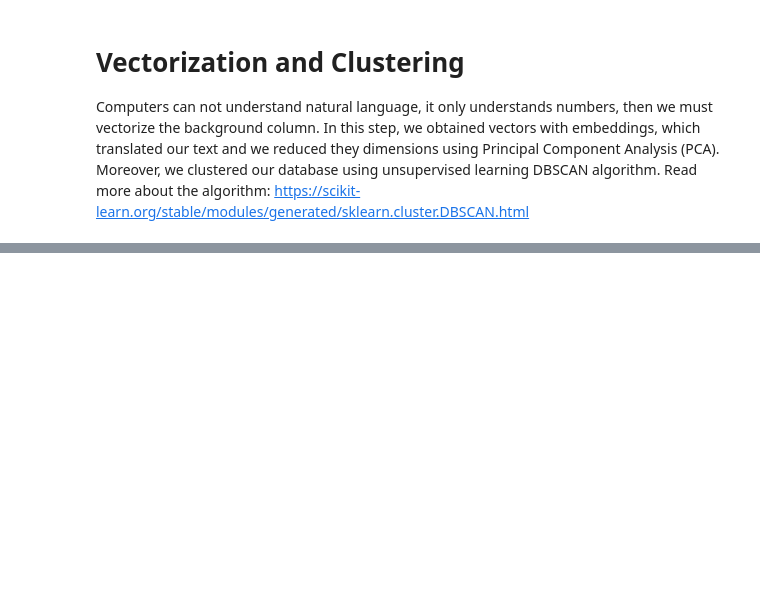
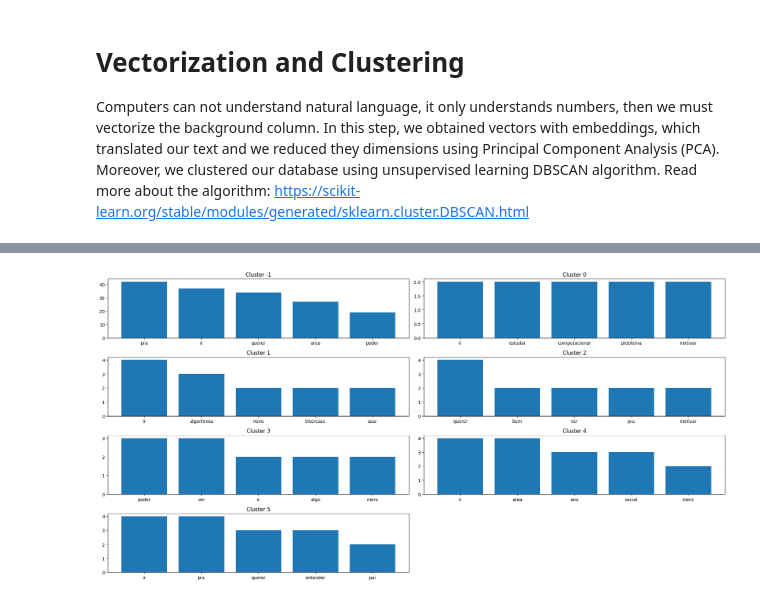
Before and after one commit to lid-ufpa/amiai, a Jupyter notebook: notebook/02_vec_clust.ipynb, the cells around one changed output, grey strips where cells are left out. Saved outputs shown, nothing was run; the diff lists cells and outputs as text; code cells hidden in the pictures; blank space fills up the shorter version.

Commit message:
feat: plots for clusters

```diff
--- a/notebook/02_vec_clust.ipynb
+++ b/notebook/02_vec_clust.ipynb
@@ -13,5 +18,6 @@ from sklearn.cluster import DBSCAN
 # %%
-df = pd.read_csv('../data/01_amiai_preprocessed_data.csv')
+with open('../data/01_amiai_preprocessed_data.pkl', 'rb') as f:
+    df = pickle.load(f)
 # %%
 # vetorization
 
@@ -56,0 +63,4 @@ Name: background, dtype: str
+# %%
+df["cluster"] = clusters
+df["lemmas"] = df["lemmas"].apply(lambda x: np.array(x))
+df.head()
@@ -56,0 +74,40 @@ Name: background, dtype: str
+# %%
+words_cluster = {}
+
+unique_clusters = df["cluster"].unique().tolist()
+
+
+for cluster in unique_clusters:
+
+    words_cluster[cluster] = {}
+
+    df_cluster = df[df["cluster"] == cluster]
+
+    lemmas = np.concatenate(df_cluster["lemmas"].to_numpy())
+
+    for lemma in lemmas:
+        if lemma in words_cluster[cluster]:
+            words_cluster[cluster][lemma] += 1
+        else:
+            words_cluster[cluster][lemma] = 1
+# %%
+fig_bar, axes_bar = plt.subplots(4, 2, figsize=(20, 10))
+
+for i, cluster in enumerate(unique_clusters):
+
+    sorted_words = sorted(words_cluster[cluster].items(), key=lambda x: x[1], reverse=True)[:5]
+
+    words, counts = zip(*sorted_words)
+
+    axes_bar[i // 2, i % 2].bar(words, counts)
+    axes_bar[i // 2, i % 2].set_title(f'Cluster {cluster}')
+    axes_bar[i // 2, i % 2].tick_params(axis='x', rotation=0)
+
+# remove empty subplots
+for j in range(i + 1, len(axes_bar.flatten())):
+    fig_bar.delaxes(axes_bar.flatten()[j])
+
+plt.tight_layout()
+plt.show()
+# %% [output]
+[figure, added]
```
Also changed, not shown: parts of 8 cells of this notebook.
